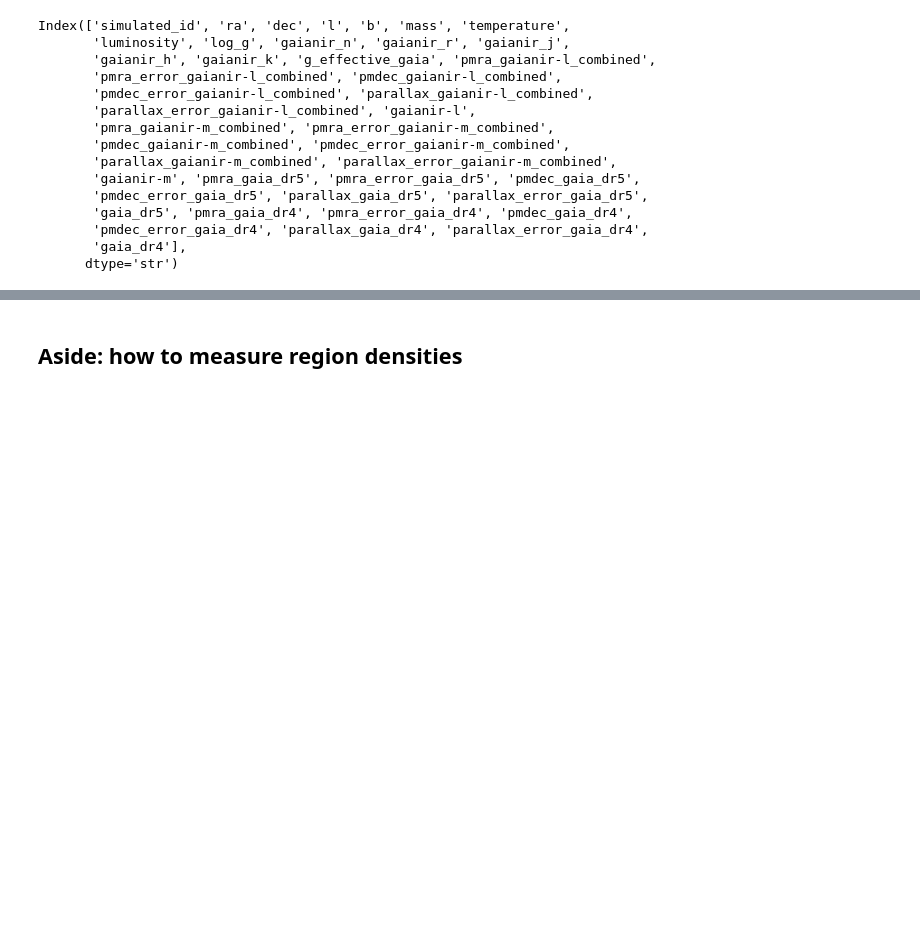
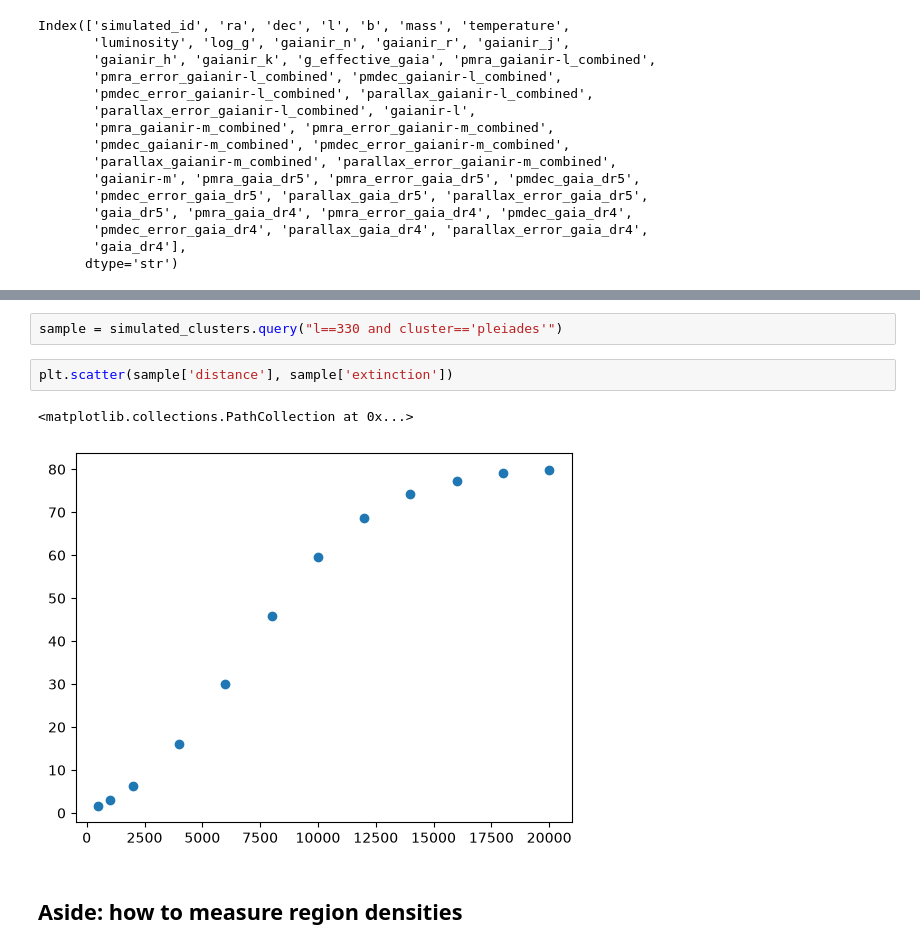
Before and after one commit to emilyhunt/gaianir-open-clusters, a Jupyter notebook: prototypes/selection/selection.ipynb, the cells around one changed output, grey strips where cells are left out. Drawn from its saved outputs; the diff is of its cells as text; blank space fills up the shorter version.

```diff
--- a/prototypes/selection/selection.ipynb
+++ b/prototypes/selection/selection.ipynb
@@ -771,3 +783,10 @@ ax[2].set(ylim=(-0.2, 0.3))
+# %%
+sample = simulated_clusters.query("l==330 and cluster=='pleiades'")
+# %%
+plt.scatter(sample['distance'], sample['extinction'])
+# %% [output]
+<matplotlib.collections.PathCollection at 0x...>
+[figure, added]
 # %% [markdown]
 ## Aside: how to measure region densities
 # %%
```
Also changed, not shown: parts of 19 cells of this notebook, 1 other file.
